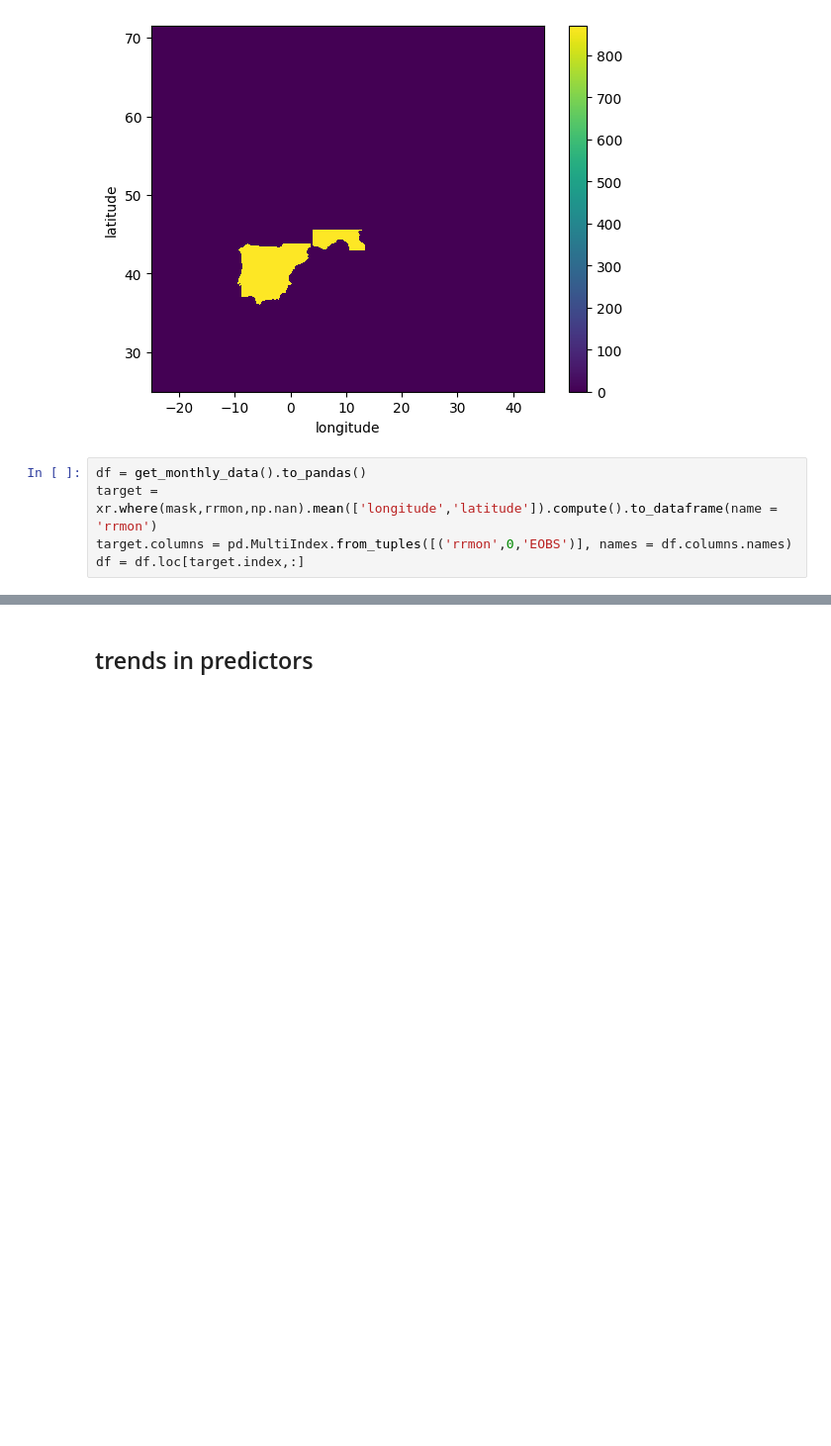
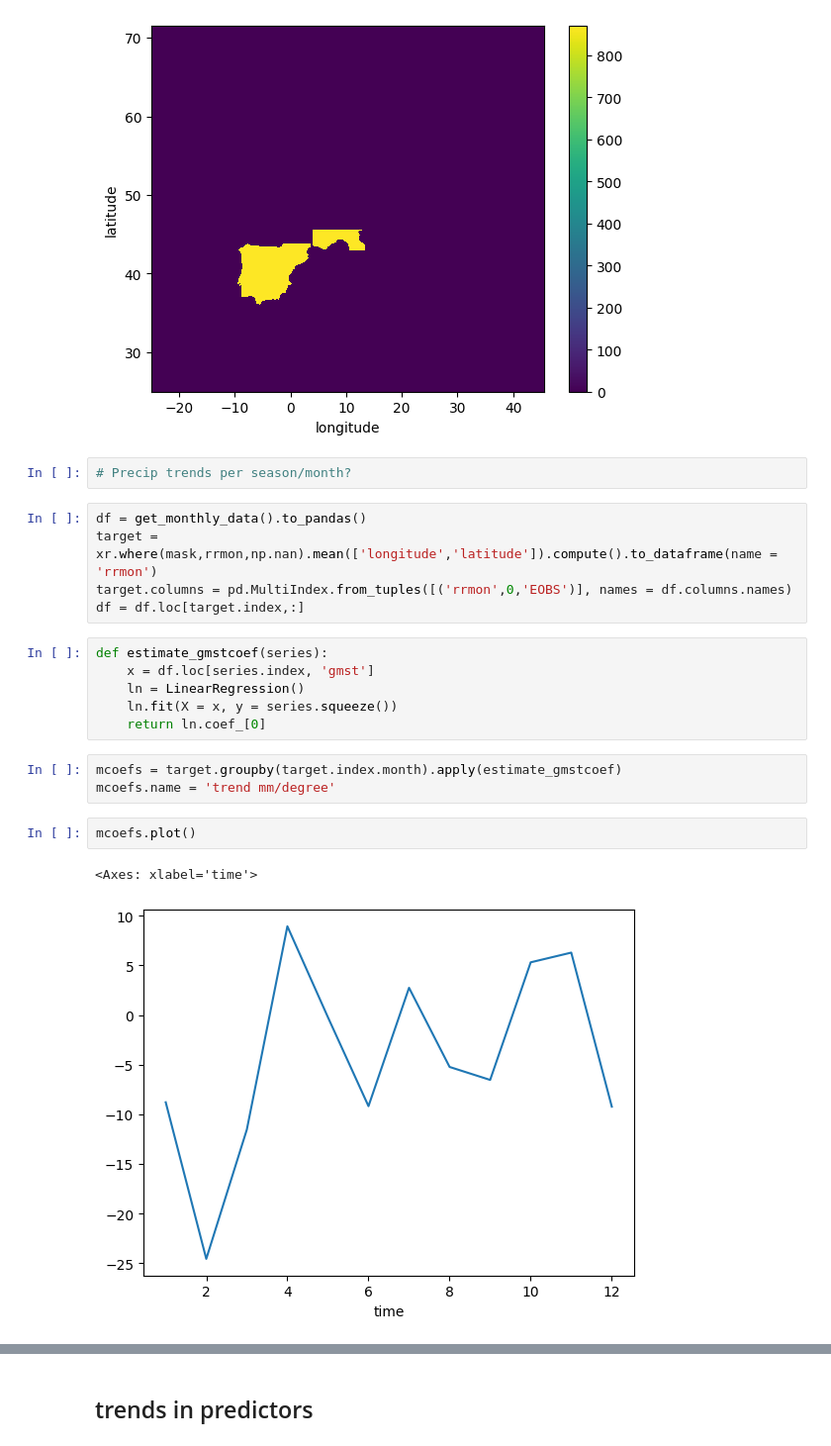
Before and after one commit to chiemvs/Medley, a Jupyter notebook: notebooks/Temporal_exploration.ipynb, the cells around one changed output, grey strips where cells are left out. Shown at 99% size. Cells and saved outputs as stored; diff of their text form; blank space fills up the shorter version.

```diff
--- a/notebooks/Temporal_exploration.ipynb
+++ b/notebooks/Temporal_exploration.ipynb
@@ -43,8 +47,24 @@ count.plot()
 # %% [output]
 <matplotlib.collections.QuadMesh at 0x...>
 [figure]
+# %%
+# Precip trends per season/month?
 # %%
 df = get_monthly_data().to_pandas()
 target = xr.where(mask,rrmon,np.nan).mean(['longitude','latitude']).compute().to_dataframe(name = 'rrmon')
 target.columns = pd.MultiIndex.from_tuples([('rrmon',0,'EOBS')], names = df.columns.names)
 df = df.loc[target.index,:]
+# %%
+def estimate_gmstcoef(series):
+    x = df.loc[series.index, 'gmst']
+    ln = LinearRegression()
+    ln.fit(X = x, y = series.squeeze())
+    return ln.coef_[0]
+# %%
+mcoefs = target.groupby(target.index.month).apply(estimate_gmstcoef)
+mcoefs.name = 'trend mm/degree'
+# %%
+mcoefs.plot()
+# %% [output]
+<Axes: xlabel='time'>
+[figure, added]
```
Also changed, not shown: parts of 21 cells of this notebook, 1 other file.
